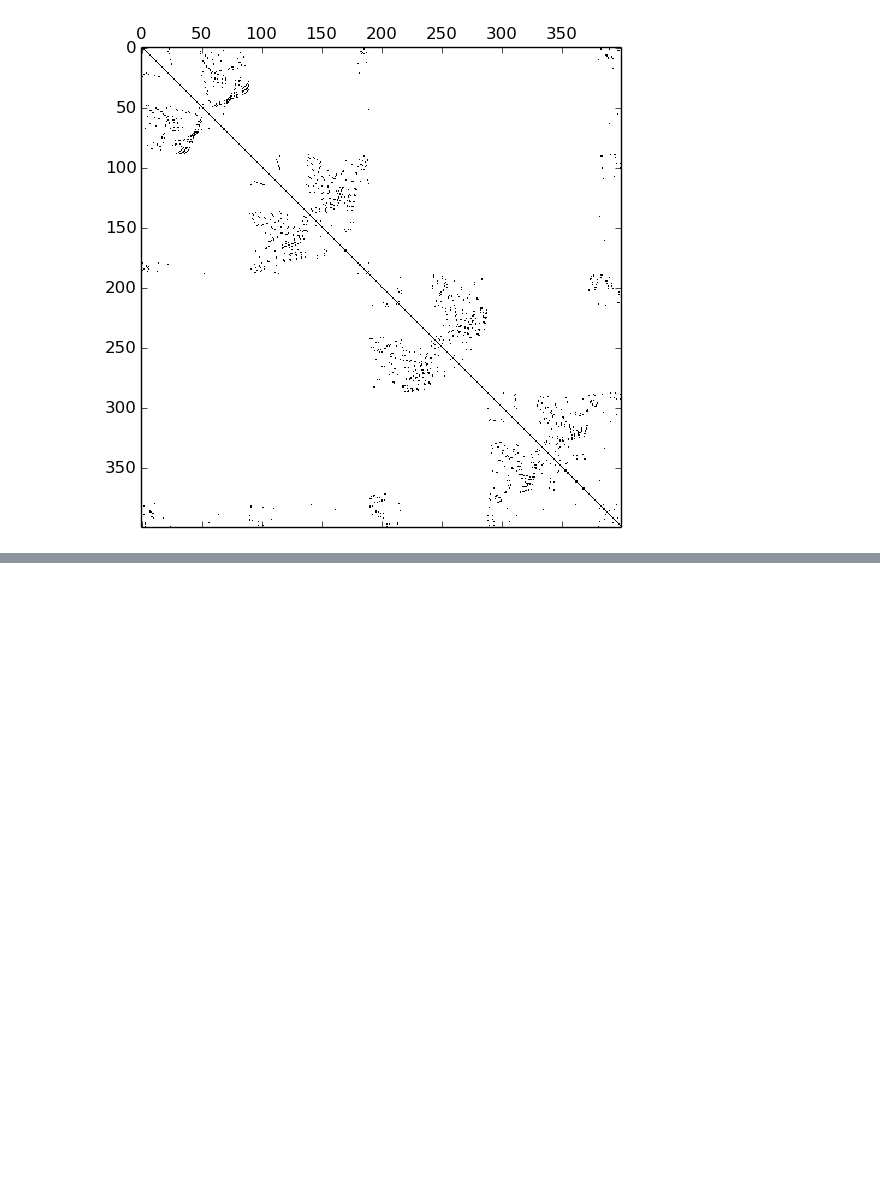
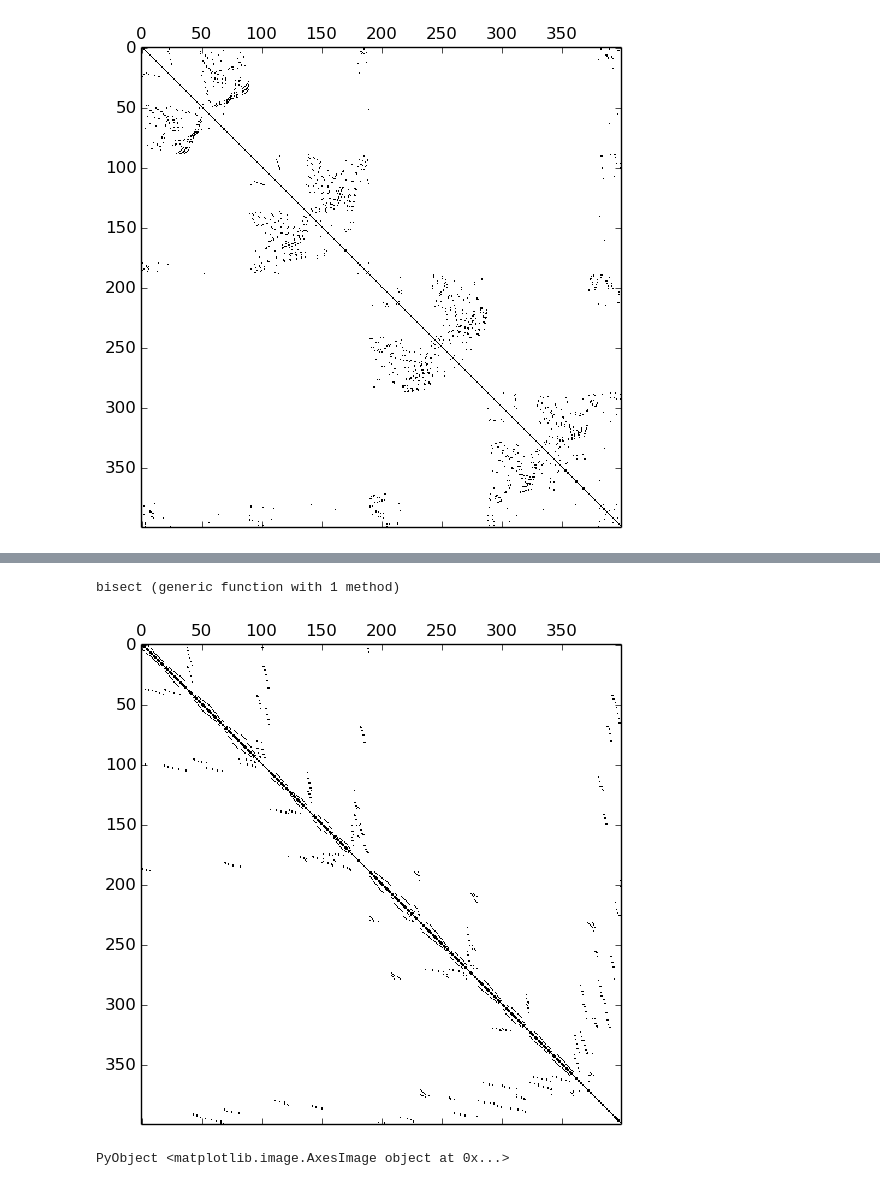
Before and after one commit to poulson/ATiNLA, a Jupyter notebook: Multifrontal.ipynb, the cells around one changed output, grey strips where cells are left out. Saved outputs shown, nothing was run; the diff lists cells and outputs as text; code cells hidden in the pictures; blank space fills up the shorter version.

Commit message:
Adding Supernode datastructure

```diff
--- a/Multifrontal.ipynb
+++ b/Multifrontal.ipynb
@@ -45,3 +36,20 @@ perm, iperm = nodeND(L);
 spy(L[perm,perm]);
 # %% [output]
 [figure]
+# %%
+function sparseToAdj(A)
+    if A.m != A.n
+        error("Expected a symmetric matrix")
+    end
+    n = A.m
+    g = simple_adjlist(n,is_directed=false)
+    for j=1:n
+        for k=A.colptr[j]:A.colptr[j+1]-1
+            i = A.rowval[k]
+            if i > j
+                add_edge!(g,i,j)
+            end
+        end
+    end
+    g
+end
@@ -75,0 +86,43 @@ PyObject <matplotlib.image.AxesImage object at 0x...>
+# %%
+function bisect(g)
+    n = length(g.vertices)
+    gPruned = simple_adjlist(n,is_directed=false)
+    for i=1:n
+        for j in g.adjlist[i]
+            if i > j
+                add_edge!(gPruned,i,j)
+            end
+        end
+    end
+    sizes, part = vertexSep(gPruned)
+    perm, iperm = partToPerm(part)
+
+    sizeL = Int(sizes[1])
+    sizeR = Int(sizes[2])
+
+    gL = simple_adjlist(Int(sizeL),is_directed=true)
+    gR = simple_adjlist(Int(sizeR),is_directed=true)
+    for i=1:n
+        if part[i] == 0
+            iLoc = Int(iperm[i])
+            for j in g.adjlist[i]
+                jLoc = Int(iperm[j])
+                if part[j] == 0
+                    add_edge!(gL,iLoc,jLoc)
+                end
+            end
+        elseif part[i] == 1
+            iLoc = Int(iperm[i]-sizeL)
+            for j in g.adjlist[i]
+                jLoc = Int(iperm[j]-sizeL)
+                if part[j] == 1
+                    add_edge!(gR,iLoc,jLoc)
+                end
+            end
+        end
+    end
+
+    gL, gR, perm, iperm
+end
+# %% [output]
+bisect (generic function with 1 method)
@@ -75,0 +202,10 @@ PyObject <matplotlib.image.AxesImage object at 0x...>
+# %%
+n = L.m;
+g = sparseToAdj(L);
+
+perm = [1:n];
+root = Supernode(g,0,perm);
+spy(L[perm,perm])
+# %% [output]
+[figure, added]
+PyObject <matplotlib.image.AxesImage object at 0x...>
```
Also changed, not shown: parts of 4 cells of this notebook.
